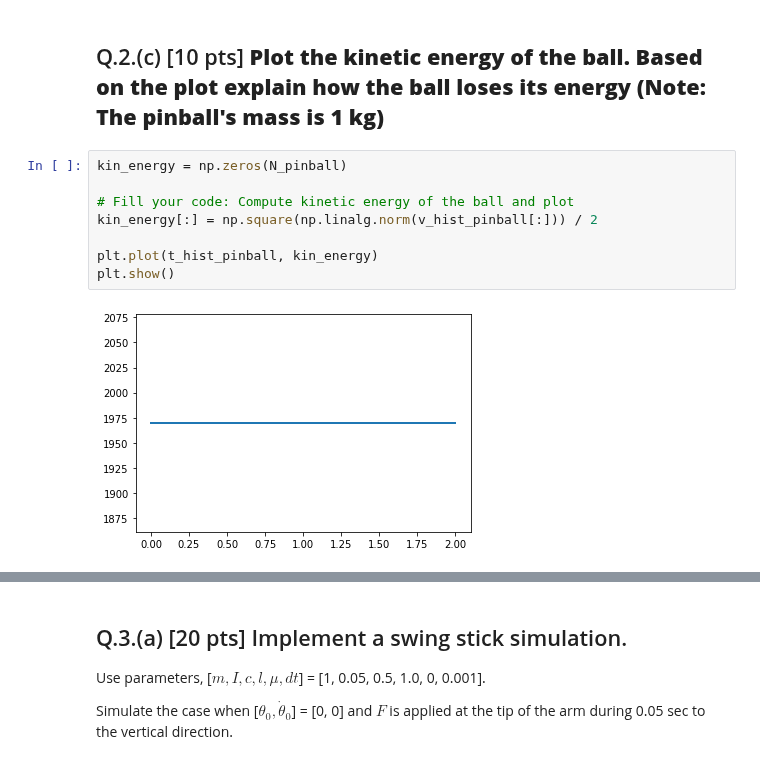
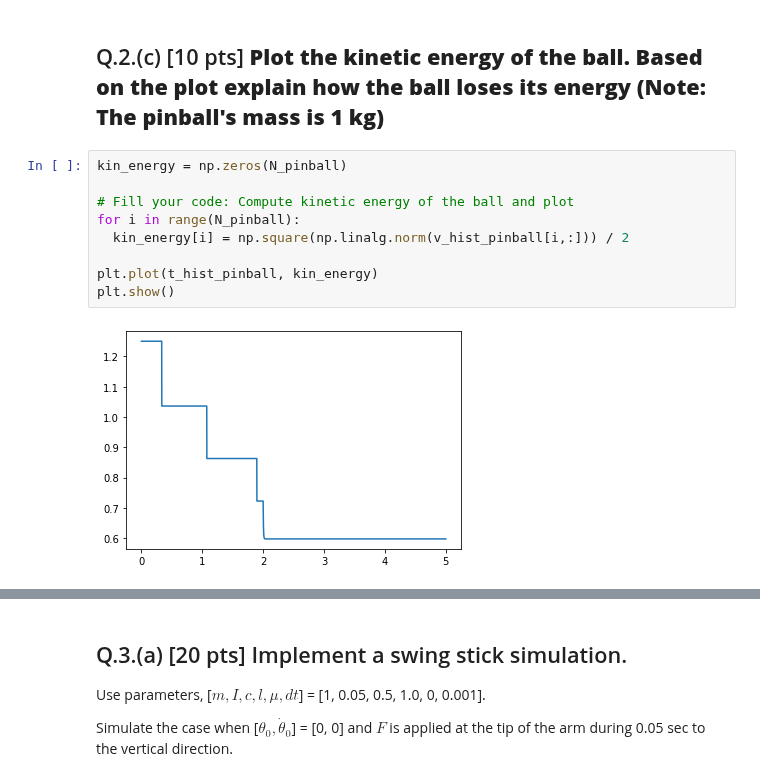
Before and after one commit to vdlphm/CS403-Fall-2023, a Jupyter notebook: hw6/hw6.ipynb, the cells around one changed output, grey strips where cells are left out. Saved outputs shown, nothing was run; the diff lists cells and outputs as text.

```diff
--- a/hw6/hw6.ipynb
+++ b/hw6/hw6.ipynb
@@ -241,13 +268,14 @@ for i in range(1, 4):
 # %%
 kin_energy = np.zeros(N_pinball)
 
 # Fill your code: Compute kinetic energy of the ball and plot
-kin_energy[:] = np.square(np.linalg.norm(v_hist_pinball[:])) / 2
+for i in range(N_pinball):
+  kin_energy[i] = np.square(np.linalg.norm(v_hist_pinball[i,:])) / 2
 
 plt.plot(t_hist_pinball, kin_energy)
 plt.show()
 # %% [output]
-[figure, old version]
+[figure, new version]
 # %% [markdown]
 # Q.3 Swing Stick
 <img src="https://github.com/DARoSLab/CS403-Intro-Robotics/blob/main/hws/hw6/SwingArm.png?raw=true" width="500">
```
Also changed, not shown: parts of 10 cells of this notebook.
